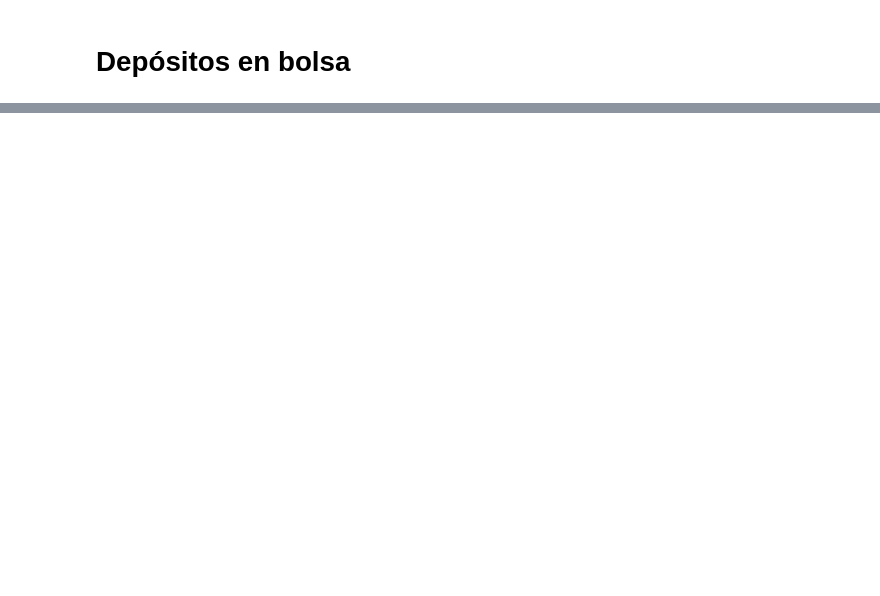
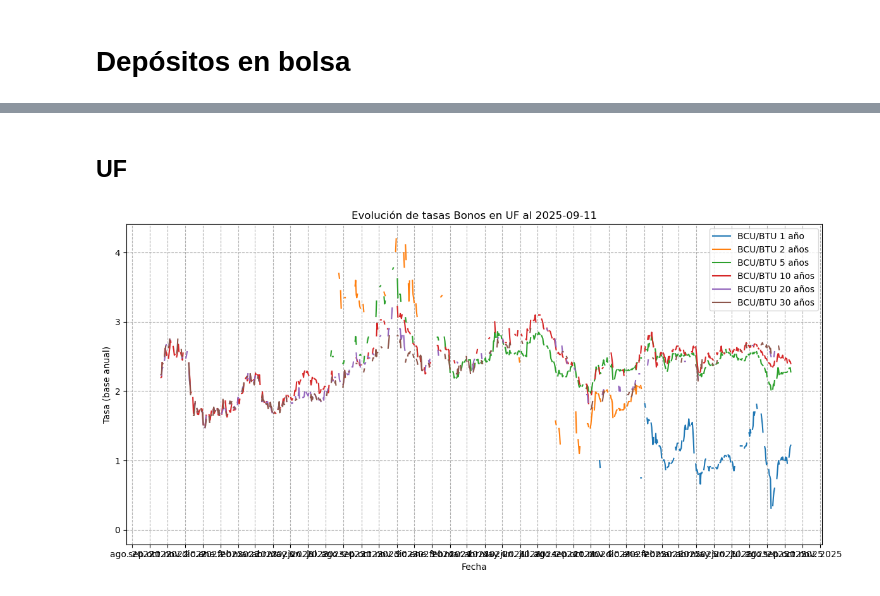
Before and after one commit to Lappiani/Analisis-BD-Banco-Central, a Jupyter notebook: Analisis API.ipynb, the cells around one changed output, grey strips where cells are left out. Saved outputs shown, nothing was run; the diff lists cells and outputs as text; code cells hidden in the pictures; blank space fills up the shorter version.

```diff
--- a/Analisis API.ipynb
+++ b/Analisis API.ipynb
@@ -343,0 +619,2 @@ plt.show()
+# %% [markdown]
+## UF
@@ -343,0 +652,27 @@ plt.show()
+# %%
+import matplotlib.pyplot as plt
+import matplotlib.dates as mdates
+
+# --- Graficar historia de tasas Bonos UF ---
+plt.figure(figsize=(12, 6))
+
+for col in df_bonos_uf.columns:
+    plt.plot(df_bonos_uf.index, df_bonos_uf[col], label=col)
+
+# --- Fecha actual ---
+fecha_actual_uf = df_bonos_uf.index[-1]
+
+plt.title(f"Evolución de tasas Bonos en UF al {fecha_actual_uf.date()}")
+plt.xlabel("Fecha")
+plt.ylabel("Tasa (base anual)")
+plt.legend()
+plt.grid(linestyle="--")
+
+# Formato de fechas: mostrar meses en español
+plt.gca().xaxis.set_major_locator(mdates.MonthLocator())
+plt.gca().xaxis.set_major_formatter(mdates.DateFormatter('%b %Y'))
+
+plt.tight_layout()
+plt.show()
+# %% [output]
+[figure, added]
```
Also changed, not shown: parts of 17 cells of this notebook.
